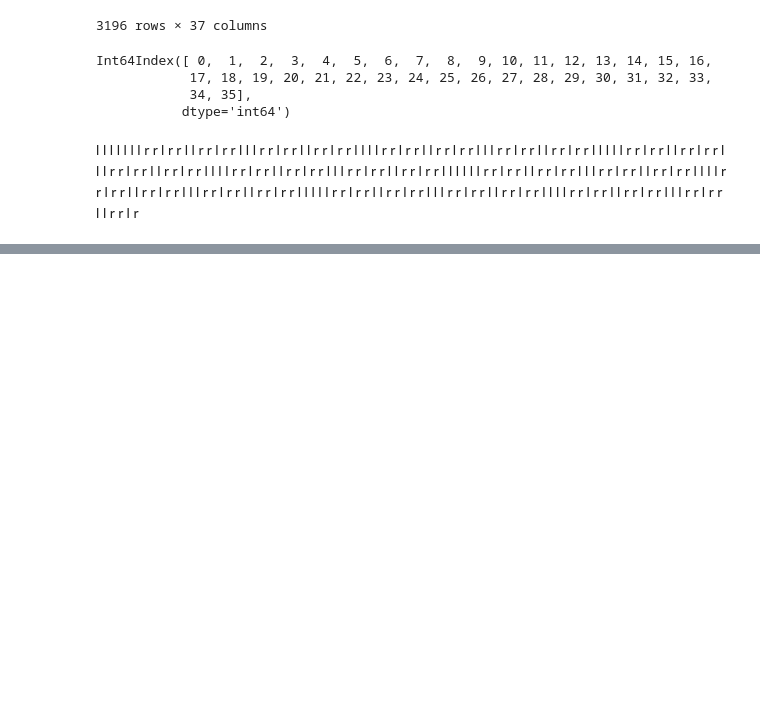
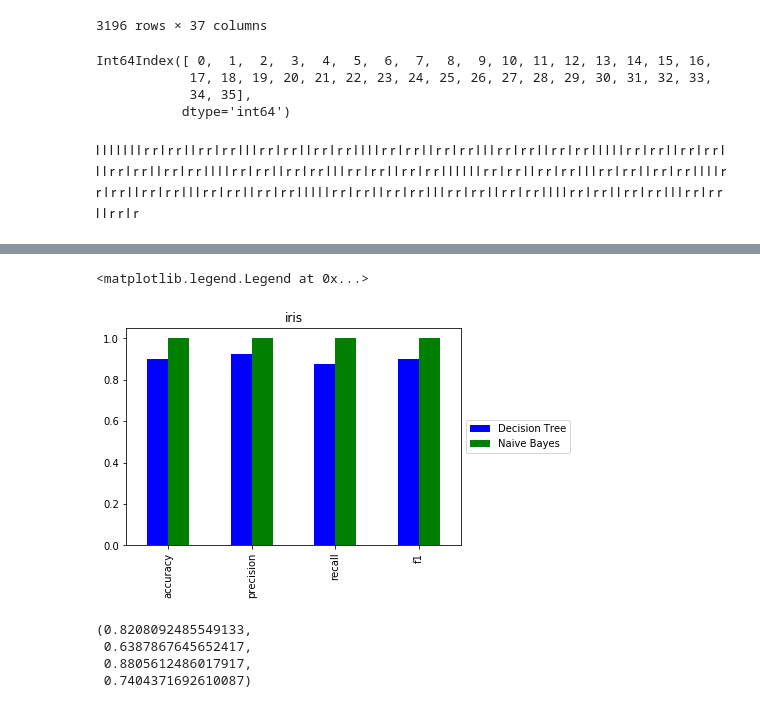
Before and after one commit to liiniix/bogor, a Jupyter notebook: Untitled.ipynb, the cells around one changed output, grey strips where cells are left out. Cells and saved outputs as stored; diff of their text form; code cells hidden in the pictures; blank space fills up the shorter version.

```diff
--- a/Untitled.ipynb
+++ b/Untitled.ipynb
@@ -1161,0 +1165,14 @@ r
+# %%
+df= pd.DataFrame({"Naive Bayes": [1.0, 0.9999999989932659, 0.9999999989932659, 0.9999999989932659], "Decision Tree": [0.9, 0.9230769219352398, 0.8749999991284722, 0.8983957209250318]}, index=['accuracy', 'precision', 'recall', 'f1'] )
+# %%
+df.plot(kind="bar", title="iris").legend(loc='center left', bbox_to_anchor=(1, 0.5))
+# %% [output]
+<matplotlib.legend.Legend at 0x...>
+[figure, added]
+# %%
+0.8208092485549133, 0.6387867645652417, 0.8805612486017917, 0.7404371692610087
+# %% [output]
+(0.8208092485549133,
+ 0.6387867645652417,
+ 0.8805612486017917,
+ 0.7404371692610087)
```
Also changed, not shown: parts of 47 cells of this notebook, 15 other files.
